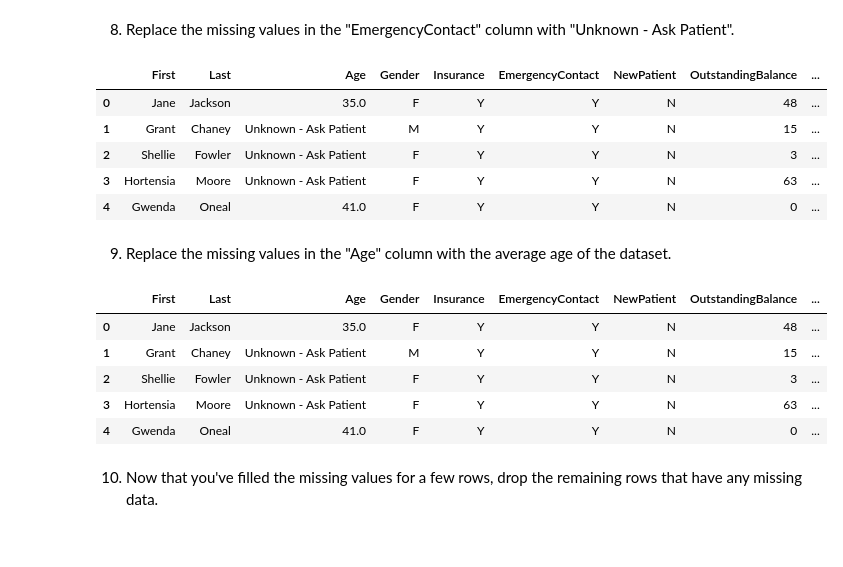
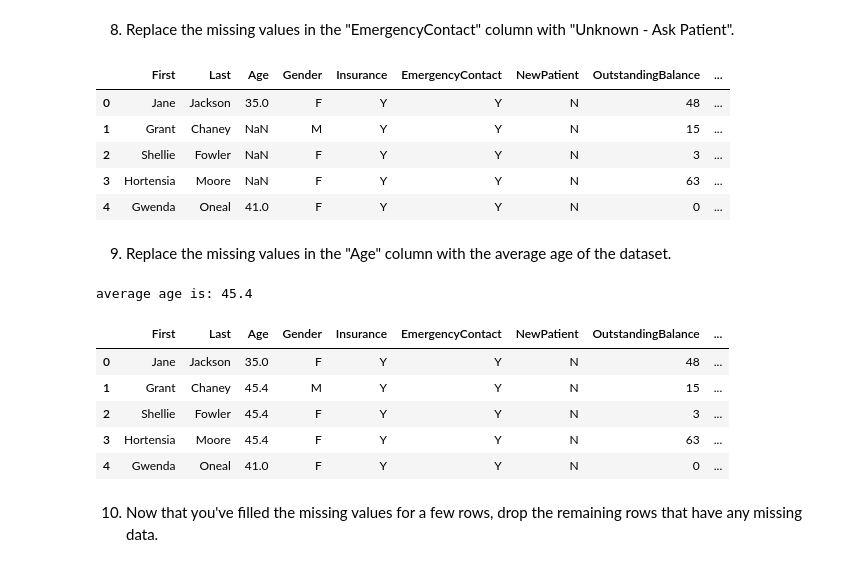
Before and after one commit to eyobgm7/python1mod01, a Jupyter notebook: Module 9 - Data Manipulation I -checkpoint.ipynb, the cells around one changed output. Drawn from its saved outputs; the diff is of its cells as text; code cells hidden in the pictures.

```diff
--- a/Module 9 - Data Manipulation I -checkpoint.ipynb
+++ b/Module 9 - Data Manipulation I -checkpoint.ipynb
@@ -910,9 +910,9 @@ df.loc[df.isnull().any(axis = 1)]
 # %% [markdown]
 7. Using the column that is missing the most data, replace the missing values with "Unknown - Ask Patient".
 # %%
-df.fillna("Unknown - Ask Patient", inplace = True)
+df["Allergies"].fillna("Unknown - Ask Patient", inplace = True)
 
-df
+df.head()
 # %% [output]
 |  | First | Last | Age | Gender | Insurance | EmergencyContact | NewPatient | OutstandingBalance | ... |
 | 0 | Jane | Jackson | 35.0 | F | Y | Y | N | 48 | ... |
@@ -940,22 +929,27 @@ df.head()
 # %% [output]
 |  | First | Last | Age | Gender | Insurance | EmergencyContact | NewPatient | OutstandingBalance | ... |
 | 0 | Jane | Jackson | 35.0 | F | Y | Y | N | 48 | ... |
-| 1 | Grant | Chaney | Unknown - Ask Patient | M | Y | Y | N | 15 | ... |
-| 2 | Shellie | Fowler | Unknown - Ask Patient | F | Y | Y | N | 3 | ... |
-| 3 | Hortensia | Moore | Unknown - Ask Patient | F | Y | Y | N | 63 | ... |
+| 1 | Grant | Chaney | NaN | M | Y | Y | N | 15 | ... |
+| 2 | Shellie | Fowler | NaN | F | Y | Y | N | 3 | ... |
+| 3 | Hortensia | Moore | NaN | F | Y | Y | N | 63 | ... |
 | 4 | Gwenda | Oneal | 41.0 | F | Y | Y | N | 0 | ... |
 # %% [markdown]
 9. Replace the missing values in the "Age" column with the average age of the dataset.
 # %%
 #check dataset
+print("average age is:" , df["Age"].mean())
+
+
+df["Age"].fillna(df["Age"].mean(), inplace = True)
 
 df.head()
 # %% [output]
+average age is: 45.4
 |  | First | Last | Age | Gender | Insurance | EmergencyContact | NewPatient | OutstandingBalance | ... |
 | 0 | Jane | Jackson | 35.0 | F | Y | Y | N | 48 | ... |
-| 1 | Grant | Chaney | Unknown - Ask Patient | M | Y | Y | N | 15 | ... |
-| 2 | Shellie | Fowler | Unknown - Ask Patient | F | Y | Y | N | 3 | ... |
-| 3 | Hortensia | Moore | Unknown - Ask Patient | F | Y | Y | N | 63 | ... |
+| 1 | Grant | Chaney | 45.4 | M | Y | Y | N | 15 | ... |
+| 2 | Shellie | Fowler | 45.4 | F | Y | Y | N | 3 | ... |
+| 3 | Hortensia | Moore | 45.4 | F | Y | Y | N | 63 | ... |
 | 4 | Gwenda | Oneal | 41.0 | F | Y | Y | N | 0 | ... |
 # %% [markdown]
 10. Now that you've filled the missing values for a few rows, drop the remaining rows that have any missing data.
```
Also changed, not shown: parts of 11 cells of this notebook.
